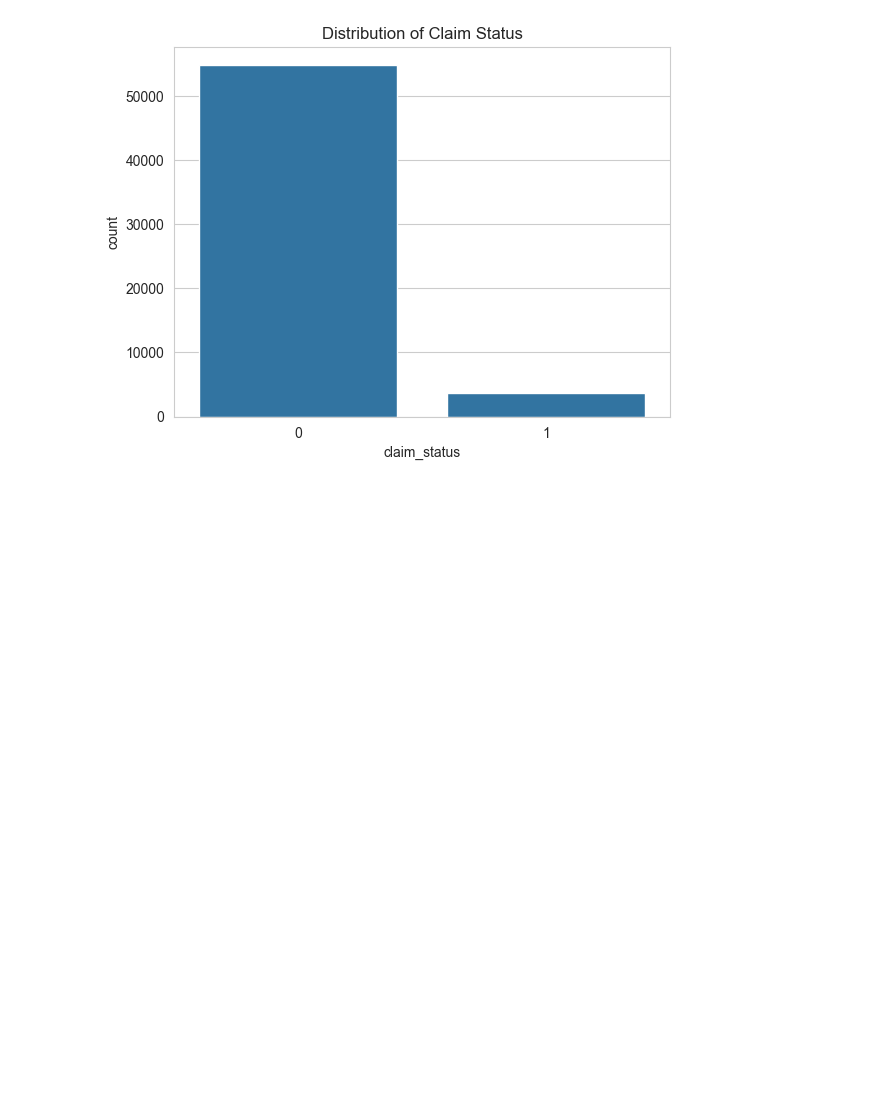
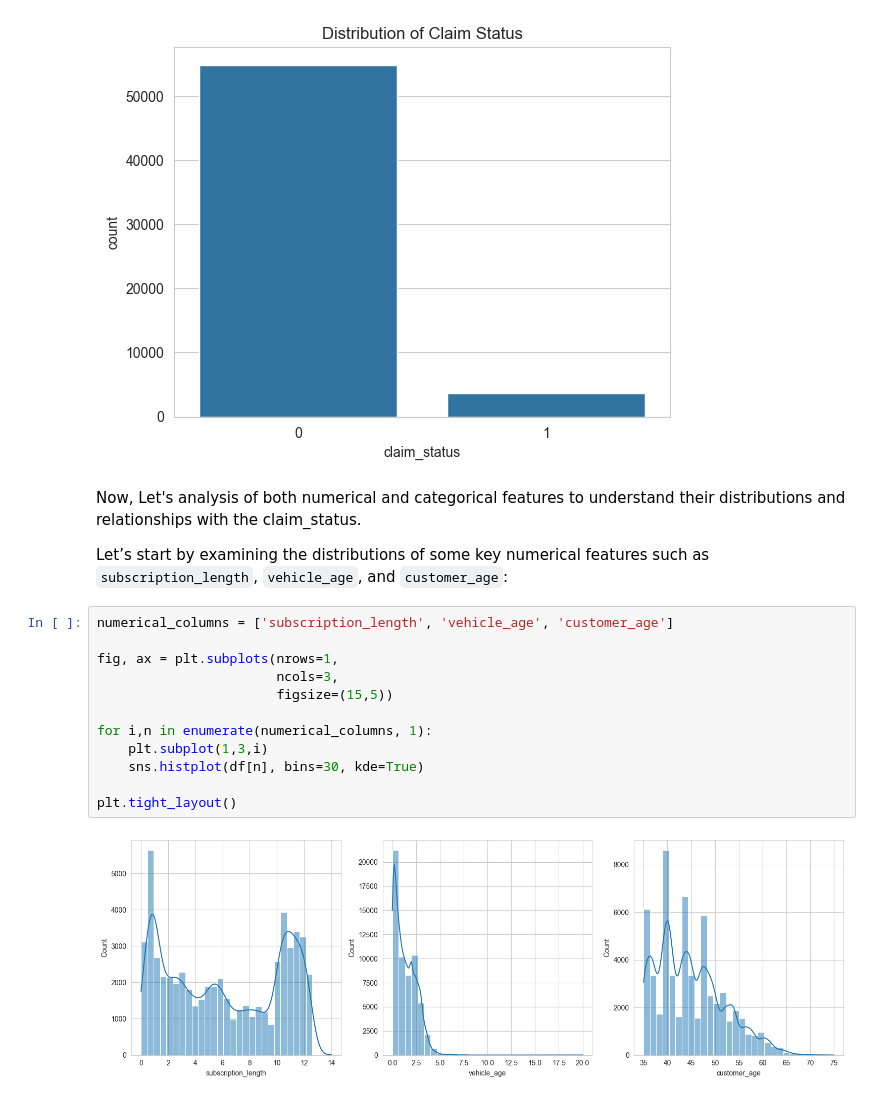
Before and after one commit to MohammadHosseinDalghi/Predicting-the-probability-of-insurance-losses, a Jupyter notebook: Main.ipynb, the cells around one changed output. Cells and saved outputs as stored; diff of their text form; blank space fills up the shorter version.

Commit message:
Add plots about the relation between numerical columns and claim_status column

```diff
--- a/Main.ipynb
+++ b/Main.ipynb
@@ -133,3 +133,21 @@ sns.countplot(df, x='claim_status')
 plt.title('Distribution of Claim Status');
 # %% [output]
 [figure]
+# %% [markdown]
+Now, Let's analysis of both numerical and categorical features to understand their distributions and relationships with the claim_status.
+
+Let’s start by examining the distributions of some key numerical features such as `subscription_length`, `vehicle_age`, and `customer_age`:
+# %%
+numerical_columns = ['subscription_length', 'vehicle_age', 'customer_age']
+
+fig, ax = plt.subplots(nrows=1,
+                       ncols=3,
+                       figsize=(15,5))
+
+for i,n in enumerate(numerical_columns, 1):
+    plt.subplot(1,3,i)
+    sns.histplot(df[n], bins=30, kde=True)
+
+plt.tight_layout()
+# %% [output]
+[figure, added]
```
